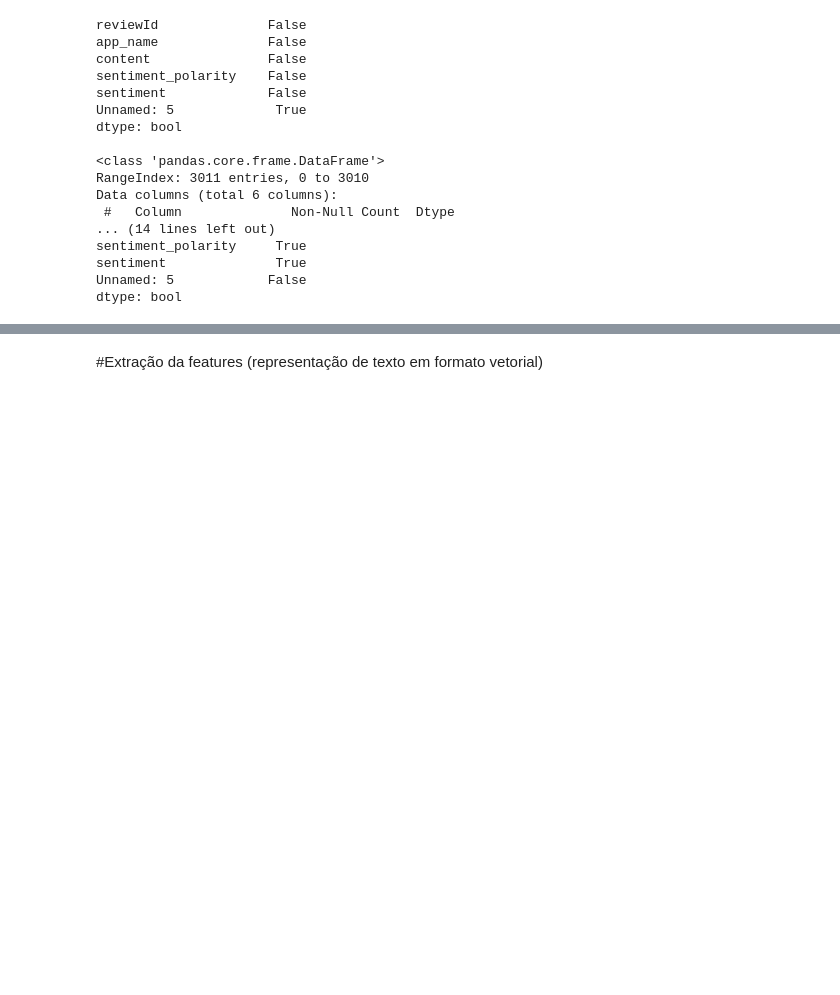
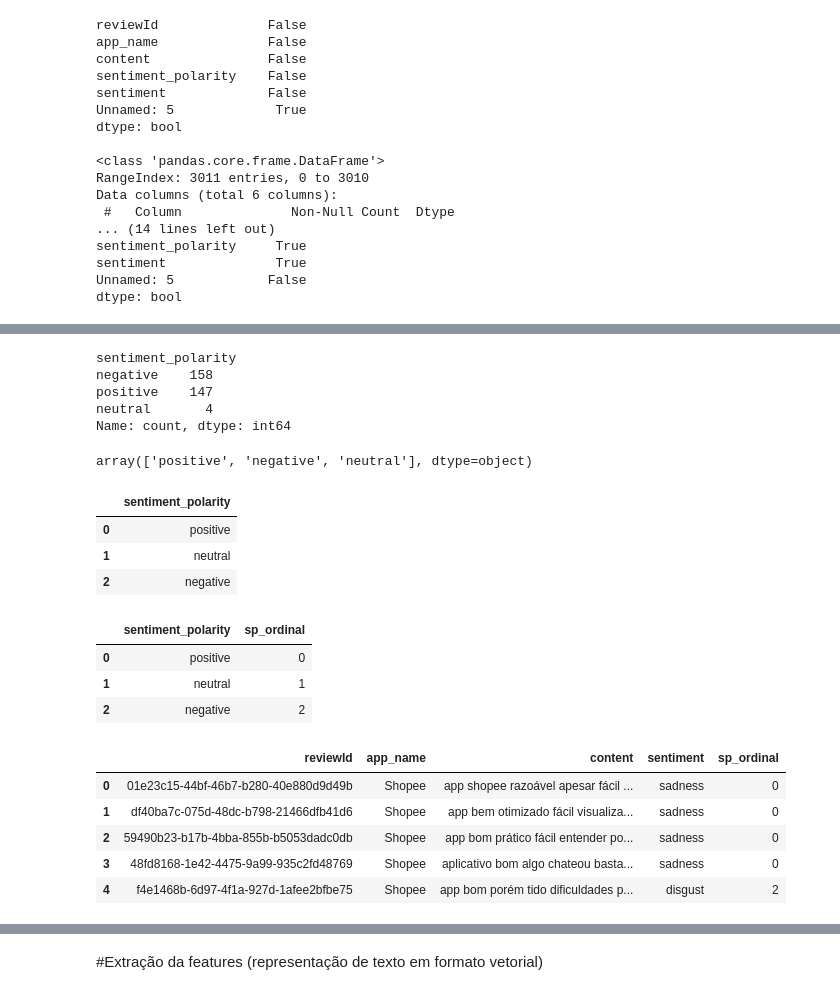
Before and after one commit to Kalidsa/Projeto-de-Minera-o-de-Textos---CDII, a Jupyter notebook: Mineração_de_textos.ipynb, the cells around one changed output, grey strips where cells are left out. Drawn from its saved outputs; the diff is of its cells as text; code cells hidden in the pictures; blank space fills up the shorter version.

```diff
--- a/Mineração_de_textos.ipynb
+++ b/Mineração_de_textos.ipynb
@@ -159,10 +157,16 @@ Unnamed: 5            False
 dtype: bool
 # %%
 dados_noticias2 = dados_noticias[~dados_noticias.isin(['#REF!']).any(axis=1)]
+
+
 print((dados_noticias2 == '#REF!').any())
 
 print()
+columns_to_drop = [
+    'Unnamed: 5'
+]
 
+dados_noticias2.drop(columns=columns_to_drop, inplace=True)
 print(dados_noticias2.info())
 
 diferenca = dados_noticias.shape[0] - dados_noticias2.shape[0]
@@ -191,0 +216,57 @@ Foram removidos 2702 registros
+# %%
+dados_noticias2['sentiment_polarity'].value_counts()
+# %% [output]
+sentiment_polarity
+negative    158
+positive    147
+neutral       4
+Name: count, dtype: int64
+# %%
+sent_pol_val = dados_noticias2['sentiment_polarity'].unique()
+sent_pol_val
+# %% [output]
+array(['positive', 'negative', 'neutral'], dtype=object)
+# %%
+from sklearn.preprocessing import OrdinalEncoder
+import pandas as pd
+
+sent_pol = {'sentiment_polarity':[sent_pol_val[0], sent_pol_val[2], sent_pol_val[1]]}
+
+sent_pol_dtf = pd.DataFrame(sent_pol, columns=['sentiment_polarity'])
+
+sent_pol_dtf
+# %% [output]
+|  | sentiment_polarity |
+| 0 | positive |
+| 1 | neutral |
+| 2 | negative |
+# %%
+sent_pol_dtf['sp_ordinal'] = sent_pol_dtf['sentiment_polarity'].map({val: i for i, val in enumerate(sent_pol_dtf['sentiment_polarity'])})
+
+sent_pol_dtf
+# %% [output]
+|  | sentiment_polarity | sp_ordinal |
+| 0 | positive | 0 |
+| 1 | neutral | 1 |
+| 2 | negative | 2 |
+# %%
+# Create a dictionary mapping 'sentiment_polarity' to 'sp_ordinal'
+sent_pol_dict = dict(zip(sent_pol_dtf['sentiment_polarity'], sent_pol_dtf['sp_ordinal']))
+
+# Map the ordinal values to the 'dados_noticias2' DataFrame
+dados_noticias2['sp_ordinal'] = dados_noticias2['sentiment_polarity'].map(sent_pol_dict)
+
+columns_to_drop = [
+    'sentiment_polarity'
+]
+
+dados_noticias2.drop(columns=columns_to_drop, inplace=True)
+
+dados_noticias2.head(5)
+# %% [output]
+|  | reviewId | app_name | content | sentiment | sp_ordinal |
+| 0 | 01e23c15-44bf-46b7-b280-40e880d9d49b | Shopee | app shopee razoável apesar fácil ... | sadness | 0 |
+| 1 | df40ba7c-075d-48dc-b798-21466dfb41d6 | Shopee | app bem otimizado fácil visualiza... | sadness | 0 |
+| 2 | 59490b23-b17b-4bba-855b-b5053dadc0db | Shopee | app bom prático fácil entender po... | sadness | 0 |
+| 3 | 48fd8168-1e42-4475-9a99-935c2fd48769 | Shopee | aplicativo bom algo chateou basta... | sadness | 0 |
+| 4 | f4e1468b-6d97-4f1a-927d-1afee2bfbe75 | Shopee | app bom porém tido dificuldades p... | disgust | 2 |
```
Also changed, not shown: parts of 8 cells of this notebook, 1 other file.
